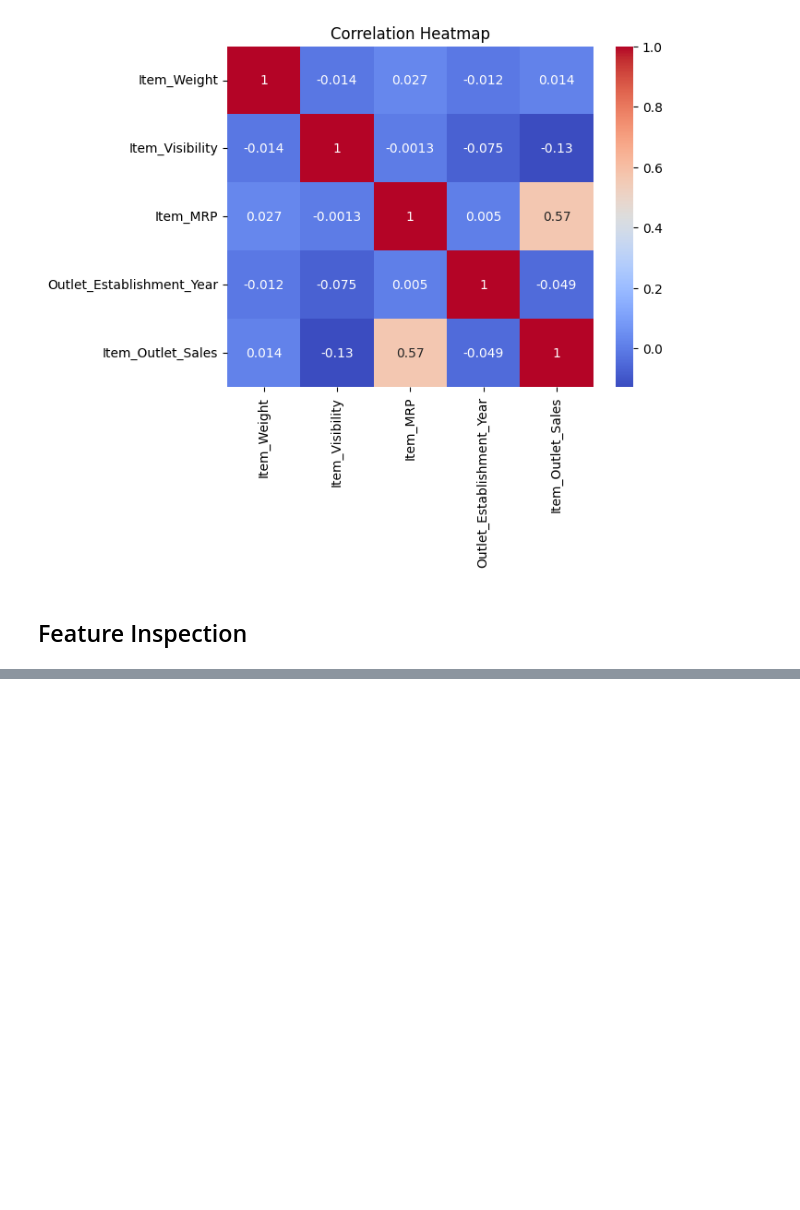
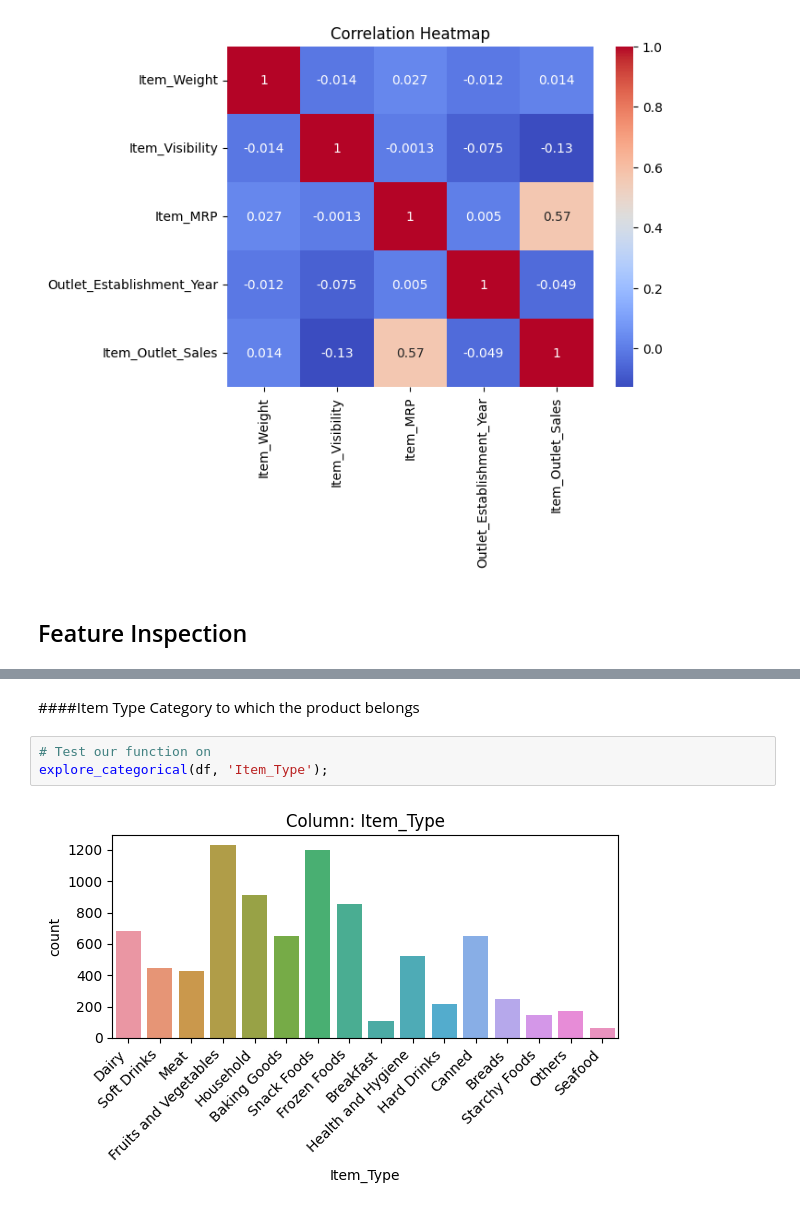
Before and after one commit to Yaman-Shadid/Prediction-of-Product-Sales, a Jupyter notebook: Prediction_of_Product_Sales.ipynb, the cells around one changed output, grey strips where cells are left out. Cells and saved outputs as stored; diff of their text form; blank space fills up the shorter version.

```diff
--- a/Prediction_of_Product_Sales.ipynb
+++ b/Prediction_of_Product_Sales.ipynb
@@ -465,0 +553,8 @@ Text(0.5, 1.0, 'Correlation Heatmap')
+# %% [markdown]
+####Item Type
+Category to which the product belongs
+# %%
+# Test our function on
+explore_categorical(df, 'Item_Type');
+# %% [output]
+[figure, added]
```
Also changed, not shown: parts of 46 cells of this notebook.
